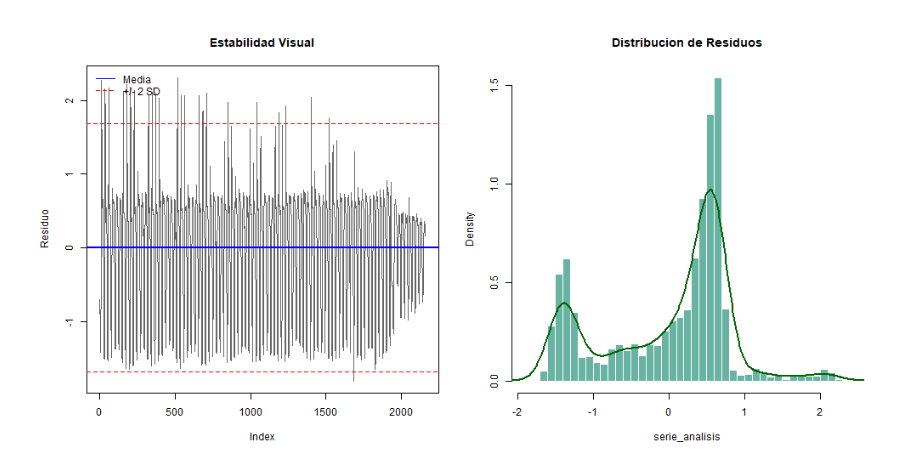
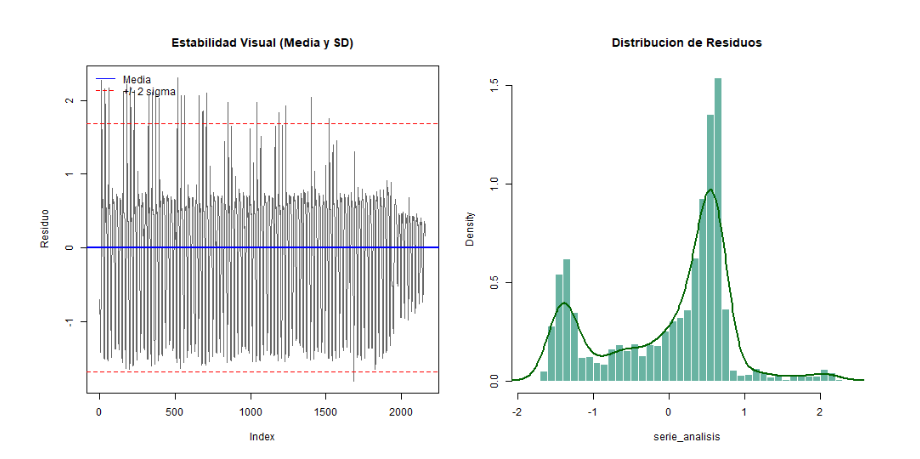
Before and after one commit to Plealm/Prediccion_Probabilistica, a Jupyter notebook: codigo_final_organizado/Aplicaciones/Aplicaciones_con_analisis/traffic_analisis.ipynb, the cells around one changed output. Saved outputs shown, nothing was run; the diff lists cells and outputs as text; code cells hidden in the pictures.

```diff
--- a/codigo_final_organizado/Aplicaciones/Aplicaciones_con_analisis/traffic_analisis.ipynb
+++ b/codigo_final_organizado/Aplicaciones/Aplicaciones_con_analisis/traffic_analisis.ipynb
@@ -359,0 +293,16 @@ mi <- mutualInformation(df_r$Trend_Removed, lag.max = 50, n.partitions = 50,
+# %%
+df_r = df.reset_index()
+df_r['Date'] = df_r['Date'].dt.strftime('%Y-%m-%d %H:%M:%S')
+
+# Detección y corrección de valores no positivos
+min_val = df_r['Tasa'].min()
+offset = 0
+
+if min_val <= 0:
+    offset = abs(min_val) + 1.0
+    print(f"⚠️ Valores ≤ 0 detectados. Aplicando offset de {offset}")
+else:
+    print("✅ Todos los valores son positivos")
+
+df_r['Consumo_Offset'] = df_r['Tasa'] + offset
+print(f"📊 Rango de valores: [{df_r['Consumo_Offset'].min():.2f}, {df_r['Consumo_Offset'].max():.2f}]")
@@ -367,51 +728,58 @@ interpret_p <- function(p_val, alpha=0.05, h0_desc, h1_desc) {
 }
 # %%
 %%R -w 1000 -h 500
+# Celda 18: Tests de Estacionariedad
 
+library(tseries)
+
+# Funcion auxiliar para interpretar p-values (sin acentos)
+interpret_p <- function(p_val, alpha=0.05, h0_desc, h1_desc) {
+    res <- ifelse(p_val < alpha, h1_desc, h0_desc)
+    signif <- ifelse(p_val < 0.001, "***",
+                     if (p_val < 0.01) "**" else if (p_val < 0.05) "*" else "ns")
+    cat(sprintf("   p-value: %.5f (%s)\n   Conclusion: %s\n",
+                p_val, signif, res))
+}
+
+serie_analisis <- na.omit(df_r$Trend_Removed)
+
+# Visualizacion
 par(mfrow=c(1,2), mar=c(4,4,4,2))
 
-# Datos a analizar
-serie_analisis <- na.omit(df_r$Trend_Removed)
+plot(serie_analisis, type='l', col='gray40',
+     main="Estabilidad Visual (Media y SD)", ylab="Residuo")
+abline(h=mean(serie_analisis), col="blue", lwd=2)
+abline(h=mean(serie_analisis) + 2*sd(serie_analisis),
+       col="red", lty=2)
+abline(h=mean(serie_analisis) - 2*sd(serie_analisis),
+       col="red", lty=2)
+legend("topleft", legend=c("Media", "+/- 2 sigma"),
+       col=c("blue", "red"), lty=c(1,2), bty="n")
 
-# 1. Grafico de la serie
-plot(serie_analisis, type='l', col='gray40', main="Estabilidad Visual", ylab="Residuo")
-abline(h=mean(serie_analisis), col="blue", lwd=2)
-abline(h=mean(serie_analisis) + 2*sd(serie_analisis), col="red", lty=2)
-abline(h=mean(serie_analisis) - 2*sd(serie_analisis), col="red", lty=2)
-legend("topleft", legend=c("Media", "+/- 2 SD"), col=c("blue", "red"), lty=c(1,2), bty="n")
-
-# 2. Histograma
-hist(serie_analisis, breaks=40, col="#69b3a2", border="white", main="Distribucion de Residuos", probability=TRUE)
+hist(serie_analisis, breaks=40, col="#69b3a2", border="white",
+     main="Distribucion de Residuos", probability=TRUE)
 lines(density(serie_analisis), col="darkgreen", lwd=2)
 
-# --- FUNCION AUXILIAR LIMPIA (SIN TILDES) ---
-interpret_p <- function(p_val, alpha=0.05, h0_desc, h1_desc) {
-    # Seleccionamos el mensaje basado en el p-value
-    res <- ifelse(p_val < alpha, h1_desc, h0_desc)
+par(mfrow=c(1,1))
 
-    # Marcas de significancia visuales (ASCII)
-    signif <- ifelse(p_val < 0.001, "***", ifelse(p_val < 0.01, "**", ifelse(p_val < 0.05, "*", "ns")))
+# Tests
+cat("\n" , rep("=", 60), "\n", sep="")
+cat(" TESTS DE ESTACIONARIEDAD\n")
+cat(rep("=", 60), "\n", sep="")
 
-    # Usamos cat sin caracteres especiales
-    cat(sprintf("   -> p-value: %.5f (%s) \n   -> Conclusion: %s\n", p_val, signif, res))
-}
-
-# --- REPORTES DE TEXTO ---
-cat("\n=======================================================\n")
-cat(" 1. PRUEBAS DE ESTACIONARIEDAD (Unit Root Tests)\n")
-cat("=======================================================\n")
-
-# A. ADF Test
-cat("\n[A] Augmented Dickey-Fuller Test (ADF)\n")
+# 1. ADF Test
+cat("\n[A] Augmented Dickey-Fuller (ADF)\n")
 cat("    H0: La serie TIENE raiz unitaria (No estacionaria)\n")
 test_adf <- adf.test(serie_analisis)
-interpret_p(test_adf$p.value, h0_desc="[FALLO] No Estacionaria", h1_desc="[OK] Estacionaria")
+interpret_p(test_adf$p.value, 0.05,
+            "No se rechaza H0 (Serie No Estacionaria)",
+            "Se rechaza H0 (Serie Estacionaria)")
 
-# B. KPSS Test
-cat("\n[B] KPSS Test\n")
-cat("    H0: La serie ES estacionaria alrededor de tendencia\n")
-test_kpss <- kpss.test(serie_analisis, null="Level")
-interpret_p(test_kpss$p.value, h0_desc="[OK] Estacionaria", h1_desc="[FALLO] No Estacionaria")
-
-cat("\nNOTA: Buscamos 'OK' en ambas pruebas.\n")
+# 2. KPSS Test
+cat("\n[B] Kwiatkowski-Phillips-Schmidt-Shin (KPSS)\n")
+cat("    H0: La serie ES estacionaria\n")
+test_kpss <- kpss.test(serie_analisis)
+interpret_p(test_kpss$p.value, 0.05,
+            "No se rechaza H0 (Serie Estacionaria)",
+            "Se rechaza H0 (Serie No Estacionaria)")
 # %% [output]
@@ -437 +802 @@ In addition: Warning messages:
-[figure, old version]
+[figure, new version]
```
Also changed, not shown: parts of 78 cells of this notebook, 49 other files.
